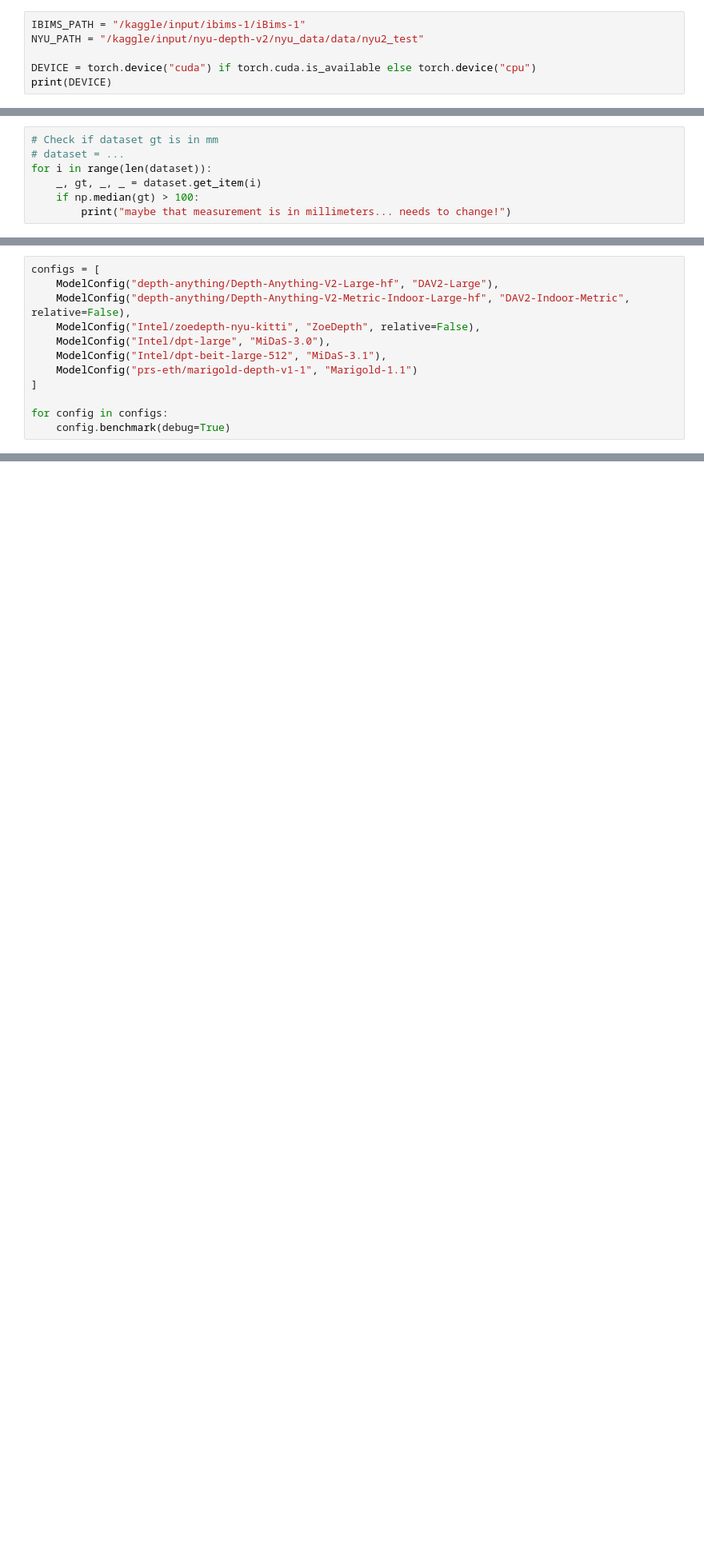
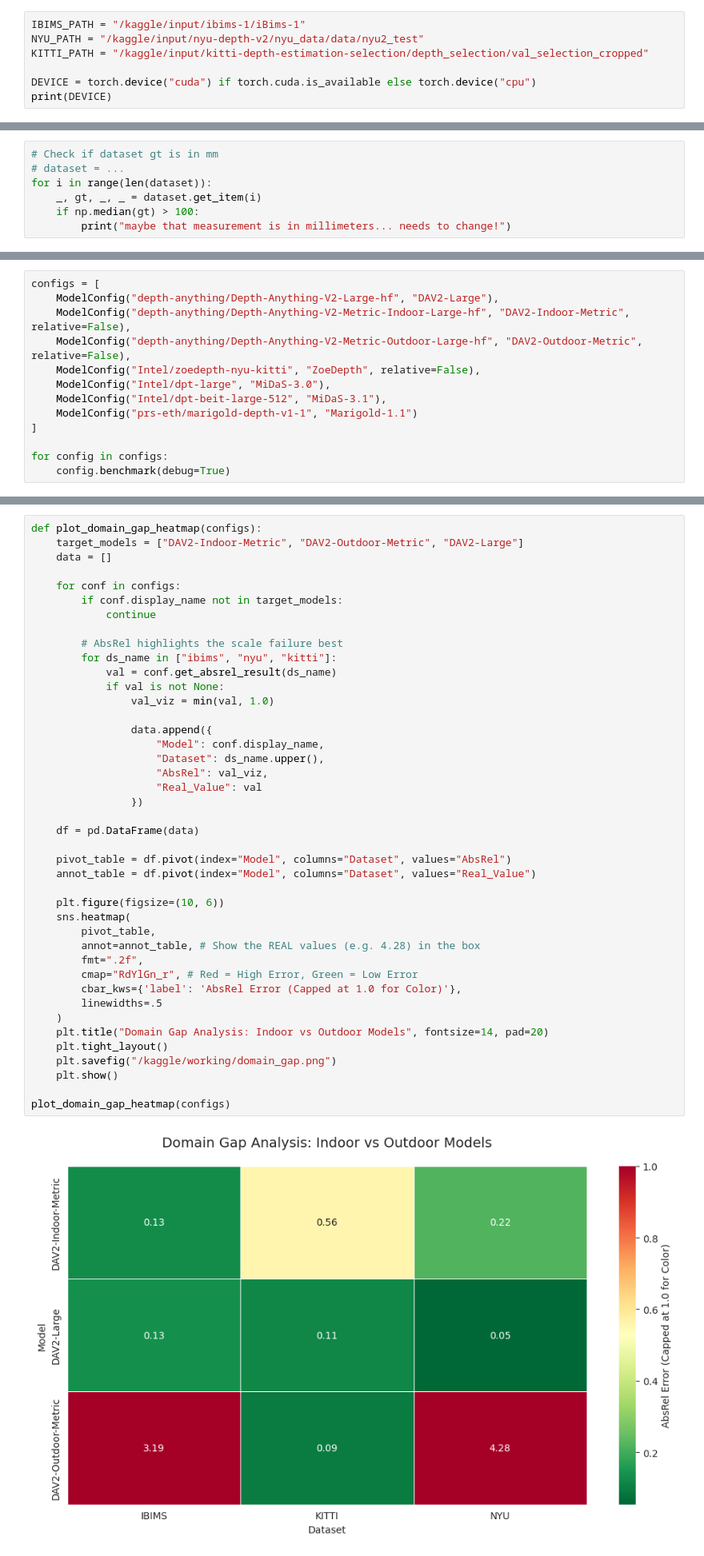
Before and after one commit to nspyrop03/mde-benchmarking, a Jupyter notebook: model_evaluation.ipynb, the cells around one changed output, grey strips where cells are left out. Shown at 80% size. Cells and saved outputs as stored; diff of their text form; blank space fills up the shorter version.

Commit message:
Added results for every dataset and plots

```diff
--- a/model_evaluation.ipynb
+++ b/model_evaluation.ipynb
@@ -25,6 +19,7 @@ W0000 00:00:1767995981.565635      55 computation_placer.cc:177] computation pla
 # %%
 IBIMS_PATH = "/kaggle/input/ibims-1/iBims-1"
 NYU_PATH = "/kaggle/input/nyu-depth-v2/nyu_data/data/nyu2_test"
+KITTI_PATH = "/kaggle/input/kitti-depth-estimation-selection/depth_selection/val_selection_cropped"
 
 DEVICE = torch.device("cuda") if torch.cuda.is_available else torch.device("cpu")
 print(DEVICE)
@@ -340,6 +426,7 @@ Found 654 RGB candidates. Matching with Depth...
 configs = [
     ModelConfig("depth-anything/Depth-Anything-V2-Large-hf", "DAV2-Large"),
     ModelConfig("depth-anything/Depth-Anything-V2-Metric-Indoor-Large-hf", "DAV2-Indoor-Metric", relative=False),
+    ModelConfig("depth-anything/Depth-Anything-V2-Metric-Outdoor-Large-hf", "DAV2-Outdoor-Metric", relative=False),
     ModelConfig("Intel/zoedepth-nyu-kitti", "ZoeDepth", relative=False),
     ModelConfig("Intel/dpt-large", "MiDaS-3.0"),
     ModelConfig("Intel/dpt-beit-large-512", "MiDaS-3.1"),
@@ -412,0 +554,44 @@ NYU Depth V2 dataset:
+# %%
+def plot_domain_gap_heatmap(configs):
+    target_models = ["DAV2-Indoor-Metric", "DAV2-Outdoor-Metric", "DAV2-Large"]
+    data = []
+
+    for conf in configs:
+        if conf.display_name not in target_models:
+            continue
+
+        # AbsRel highlights the scale failure best
+        for ds_name in ["ibims", "nyu", "kitti"]:
+            val = conf.get_absrel_result(ds_name)
+            if val is not None:
+                val_viz = min(val, 1.0)
+
+                data.append({
+                    "Model": conf.display_name,
+                    "Dataset": ds_name.upper(),
+                    "AbsRel": val_viz,
+                    "Real_Value": val
+                })
+
+    df = pd.DataFrame(data)
+
+    pivot_table = df.pivot(index="Model", columns="Dataset", values="AbsRel")
+    annot_table = df.pivot(index="Model", columns="Dataset", values="Real_Value")
+
+    plt.figure(figsize=(10, 6))
+    sns.heatmap(
+        pivot_table,
+        annot=annot_table, # Show the REAL values (e.g. 4.28) in the box
+        fmt=".2f",
+        cmap="RdYlGn_r", # Red = High Error, Green = Low Error
+        cbar_kws={'label': 'AbsRel Error (Capped at 1.0 for Color)'},
+        linewidths=.5
+    )
+    plt.title("Domain Gap Analysis: Indoor vs Outdoor Models", fontsize=14, pad=20)
+    plt.tight_layout()
+    plt.savefig("/kaggle/working/domain_gap.png")
+    plt.show()
+
+plot_domain_gap_heatmap(configs)
+# %% [output]
+[figure, added]
```
Also changed, not shown: parts of 7 cells of this notebook.
